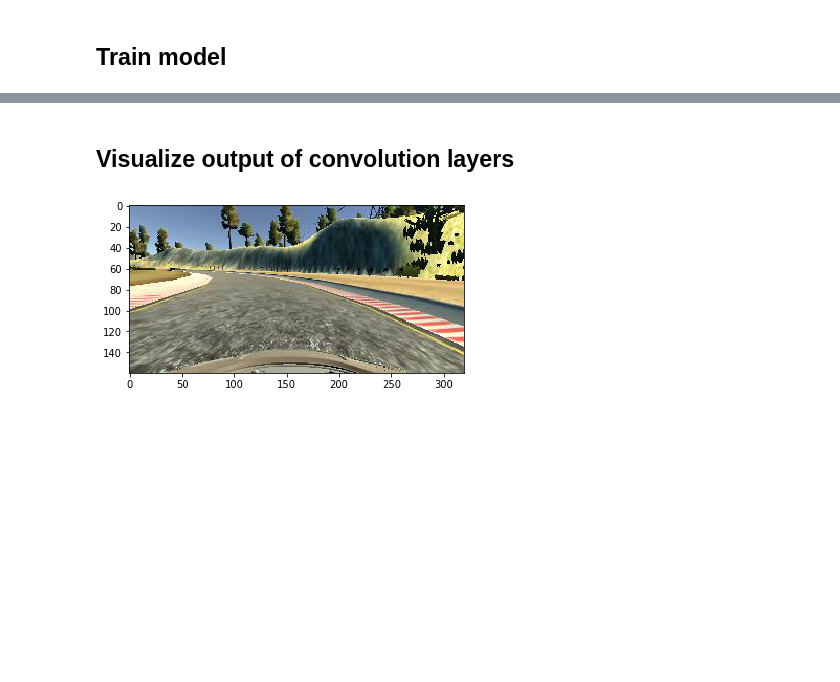
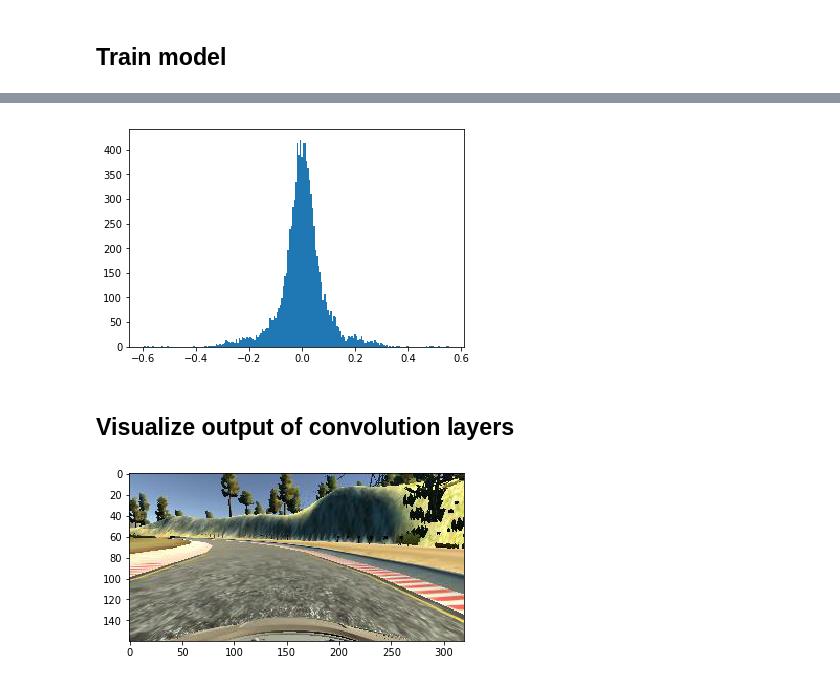
Before and after one commit to koulakis/CarND-Behavioral-Cloning-P3, a Jupyter notebook: clone.ipynb, the cells around one changed output, grey strips where cells are left out. Cells and saved outputs as stored; diff of their text form; code cells hidden in the pictures; blank space fills up the shorter version.

```diff
--- a/clone.ipynb
+++ b/clone.ipynb
@@ -148,0 +175,3 @@ upload: models/model_lenet_variant_batch_normalization.h5a to s3://behavioral-cl
+# %%
+%%time
+predictions = model.predict(images)
@@ -149,3 +181,8 @@ upload: models/model_lenet_variant_batch_normalization.h5a to s3://behavioral-cl
+# %%
+plt.hist(predictions, bins=200)
+plt.show()
+# %% [output]
+[figure, added]
 # %% [markdown]
 ## Visualize output of convolution layers
 # %%
```
Also changed, not shown: parts of 12 cells of this notebook.
